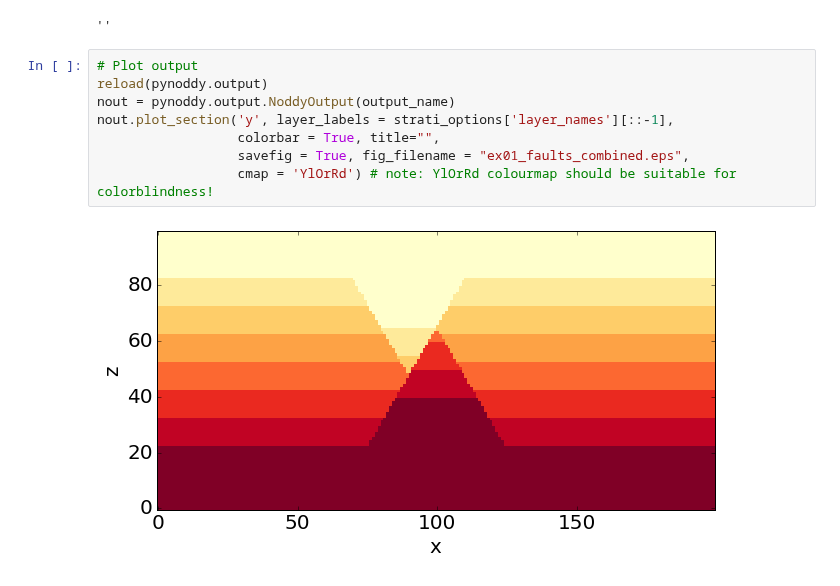
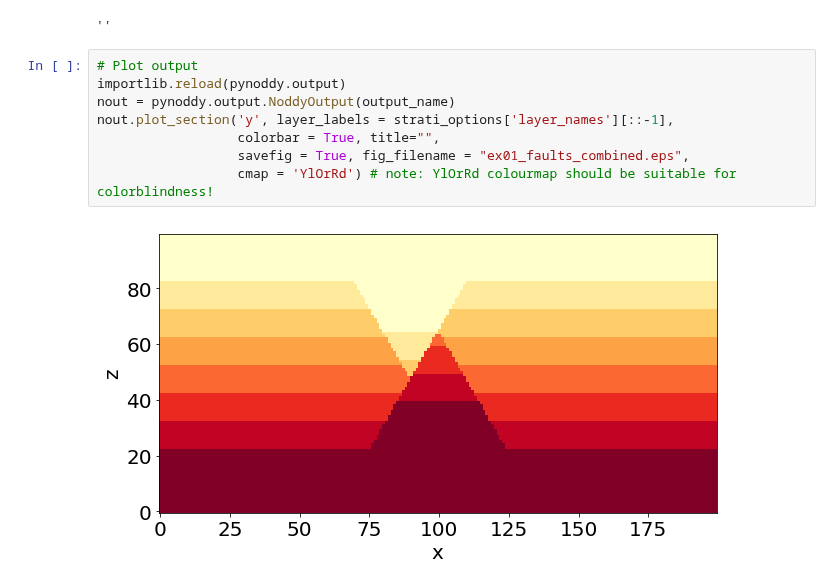
Before and after one commit to cgre-aachen/pynoddy, a Jupyter notebook: docs/notebooks/4-Create-model.ipynb, the cells around one changed output. Saved outputs shown, nothing was run; the diff lists cells and outputs as text.

```diff
--- a/docs/notebooks/4-Create-model.ipynb
+++ b/docs/notebooks/4-Create-model.ipynb
@@ -187,11 +192,11 @@ pynoddy.compute_model(history, output_name)
 ''
 # %%
 # Plot output
-reload(pynoddy.output)
+importlib.reload(pynoddy.output)
 nout = pynoddy.output.NoddyOutput(output_name)
 nout.plot_section('y', layer_labels = strati_options['layer_names'][::-1],
                   colorbar = True, title="",
                   savefig = True, fig_filename = "ex01_faults_combined.eps",
                   cmap = 'YlOrRd') # note: YlOrRd colourmap should be suitable for colorblindness!
 # %% [output]
-[figure, old version]
+[figure, new version]
```
Also changed, not shown: parts of 11 cells of this notebook, 1 other file.
